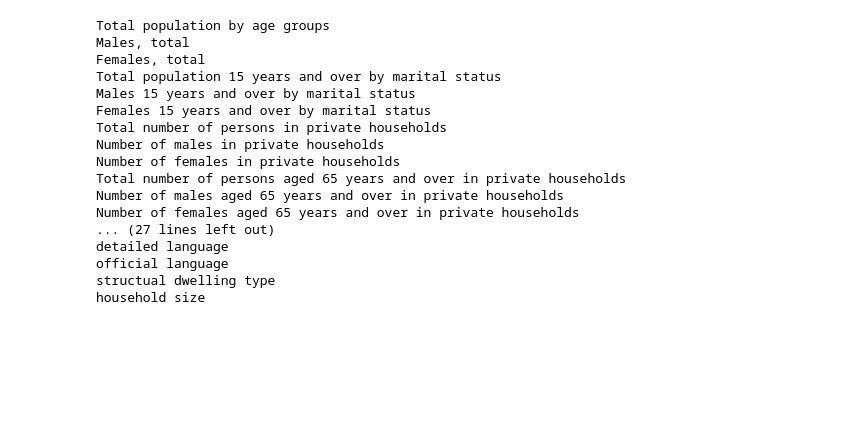
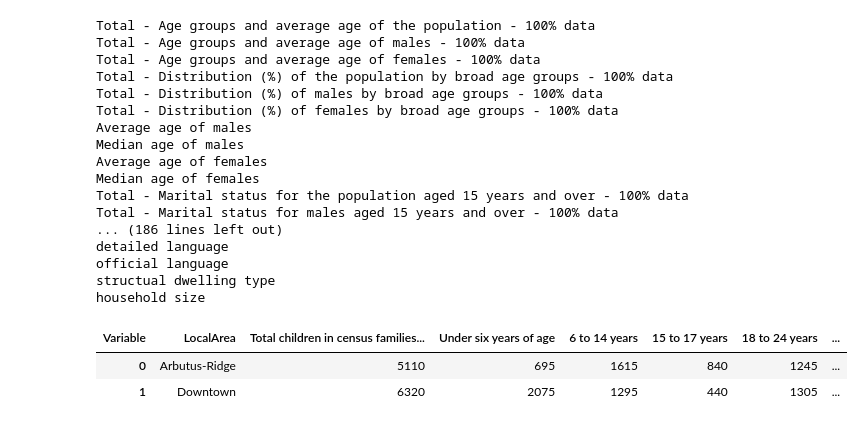
Before and after one commit to aakanksha023/EVAN, a Jupyter notebook: src/02_clean_wrangle/clean_census_data.ipynb, the cells around one changed output. Drawn from its saved outputs; the diff is of its cells as text; code cells hidden in the pictures; blank space fills up the shorter version.

Commit message:
update census cleaning file

```diff
--- a/src/02_clean_wrangle/clean_census_data.ipynb
+++ b/src/02_clean_wrangle/clean_census_data.ipynb
@@ -617,22 +617,22 @@ df_2006 = clean_census('../../data/raw/census_2006.csv', 2006)
 df_2011 = clean_census('../../data/raw/census_2011.csv', 2011)
 df_2016 = clean_census('../../data/raw/census_2016.csv', 2016)
 # %%
-for key in df_2011.keys():
+for key in df_2016.keys():
     print(key)
 # %% [output]
-Total population by age groups
-Males, total
-Females, total
-Total population 15 years and over by marital status
-Males 15 years and over by marital status
-Females 15 years and over by marital status
-Total number of persons in private households
-Number of males in private households
-Number of females in private households
-Total number of persons aged 65 years and over in private households
-Number of males aged 65 years and over in private households
-Number of females aged 65 years and over in private households
-... (27 lines left out)
+Total - Age groups and average age of the population - 100% data
+Total - Age groups and average age of males - 100% data
+Total - Age groups and average age of females - 100% data
+Total - Distribution (%) of the population by broad age groups - 100% data
+Total - Distribution (%) of males by broad age groups - 100% data
+Total - Distribution (%) of females by broad age groups - 100% data
+Average age of males
+Median age of males
+Average age of females
+Median age of females
+Total - Marital status for the population aged 15 years and over - 100% data
+Total - Marital status for males aged 15 years and over - 100% data
+... (186 lines left out)
 detailed language
 official language
 structual dwelling type
@@ -639,0 +642,6 @@ household size
+# %%
+df_2011['Total children in census families in private households'].head(2)
+# %% [output]
+| Variable | LocalArea | Total children in census families... | Under six years of age | 6 to 14 years | 15 to 17 years | 18 to 24 years | ... |
+| 0 | Arbutus-Ridge | 5110 | 695 | 1615 | 840 | 1245 | ... |
+| 1 | Downtown | 6320 | 2075 | 1295 | 440 | 1305 | ... |
```
Also changed, not shown: parts of 1 cell of this notebook.
